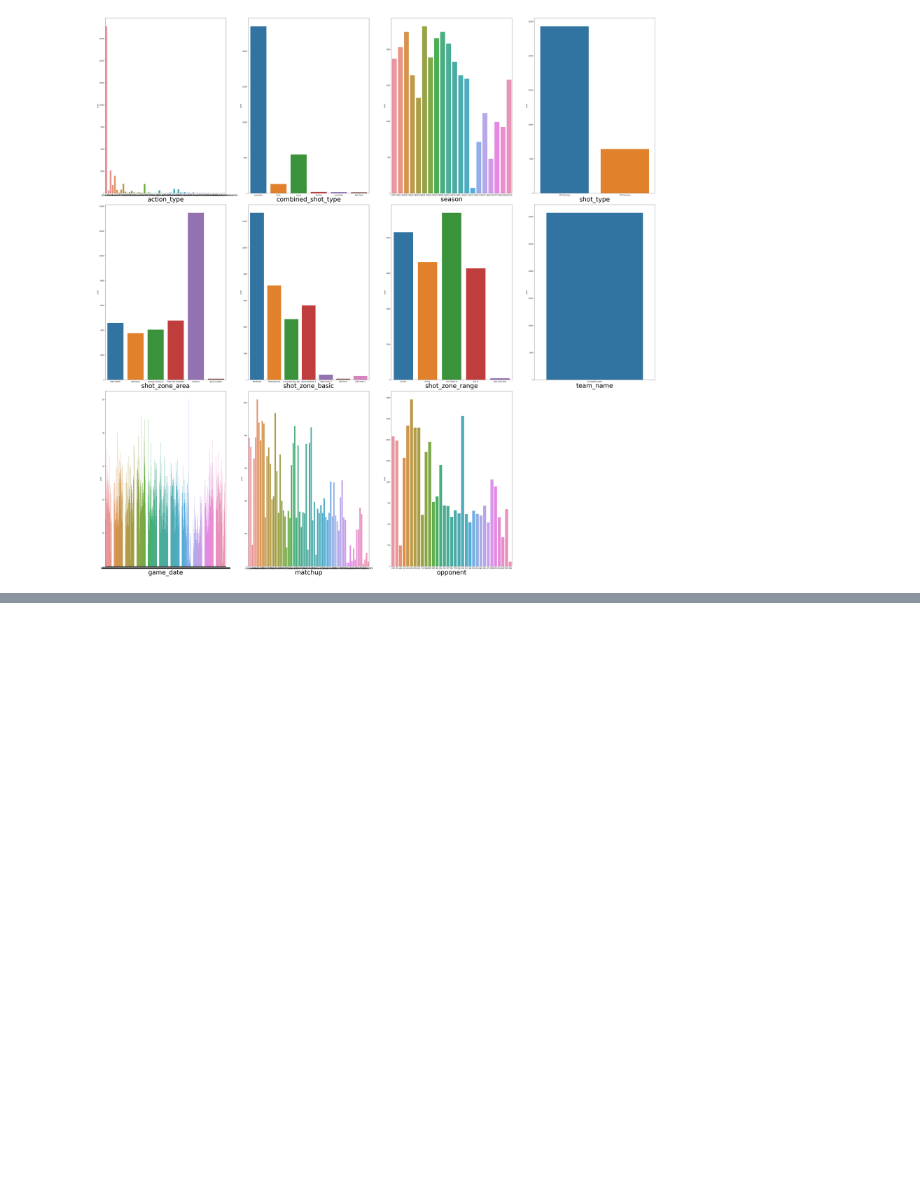
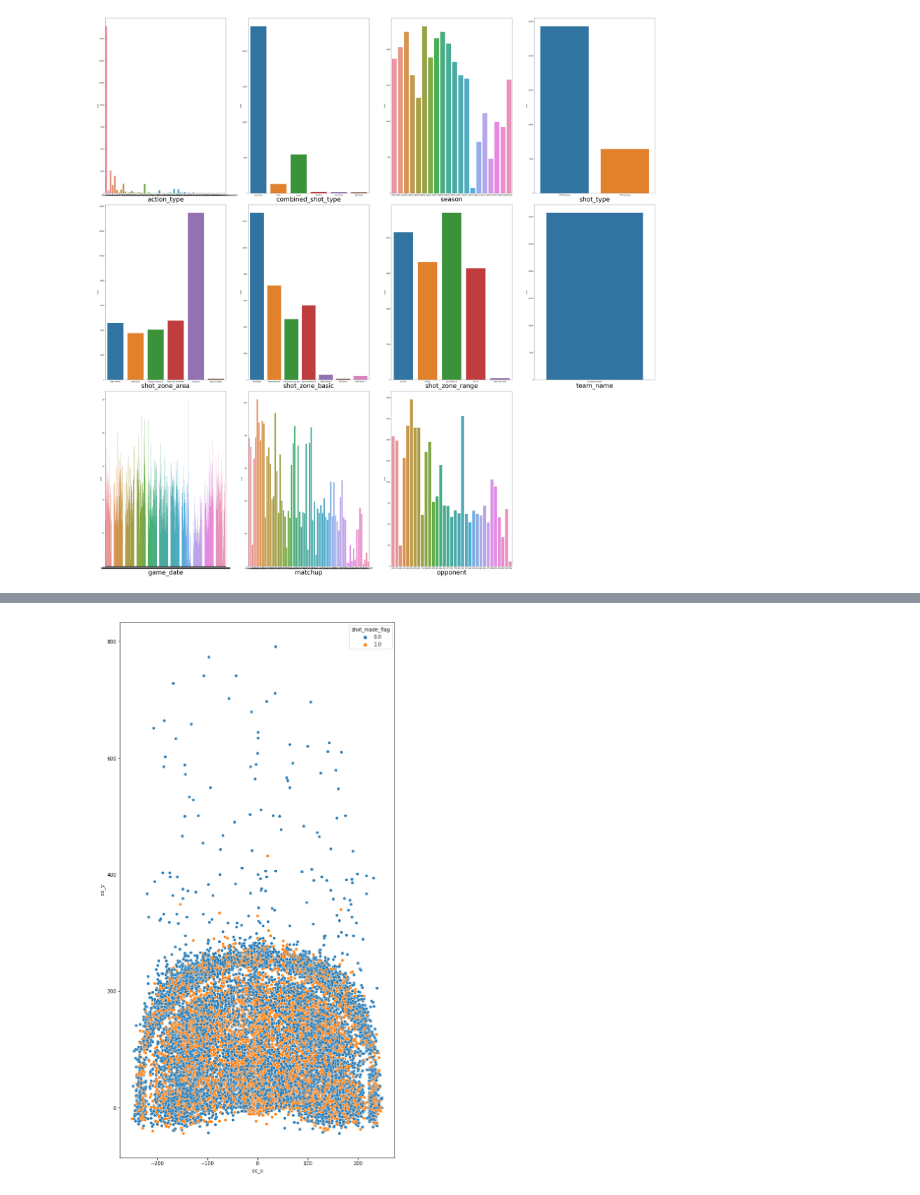
Before and after one commit to manju70/NBA-SHOT-SELECTION, a Jupyter notebook: NBA_shot_selection.ipynb, the cells around one changed output, grey strips where cells are left out. Saved outputs shown, nothing was run; the diff lists cells and outputs as text; code cells hidden in the pictures; blank space fills up the shorter version.

```diff
--- a/NBA_shot_selection.ipynb
+++ b/NBA_shot_selection.ipynb
@@ -293,0 +355,6 @@ plt.tight_layout()
+# %%
+plt.figure(figsize=(10,20))
+sns.scatterplot(x='loc_x',y='loc_y',hue='shot_made_flag',data=data)
+plt.show()
+# %% [output]
+[figure, added]
```
Also changed, not shown: parts of 15 cells of this notebook.
